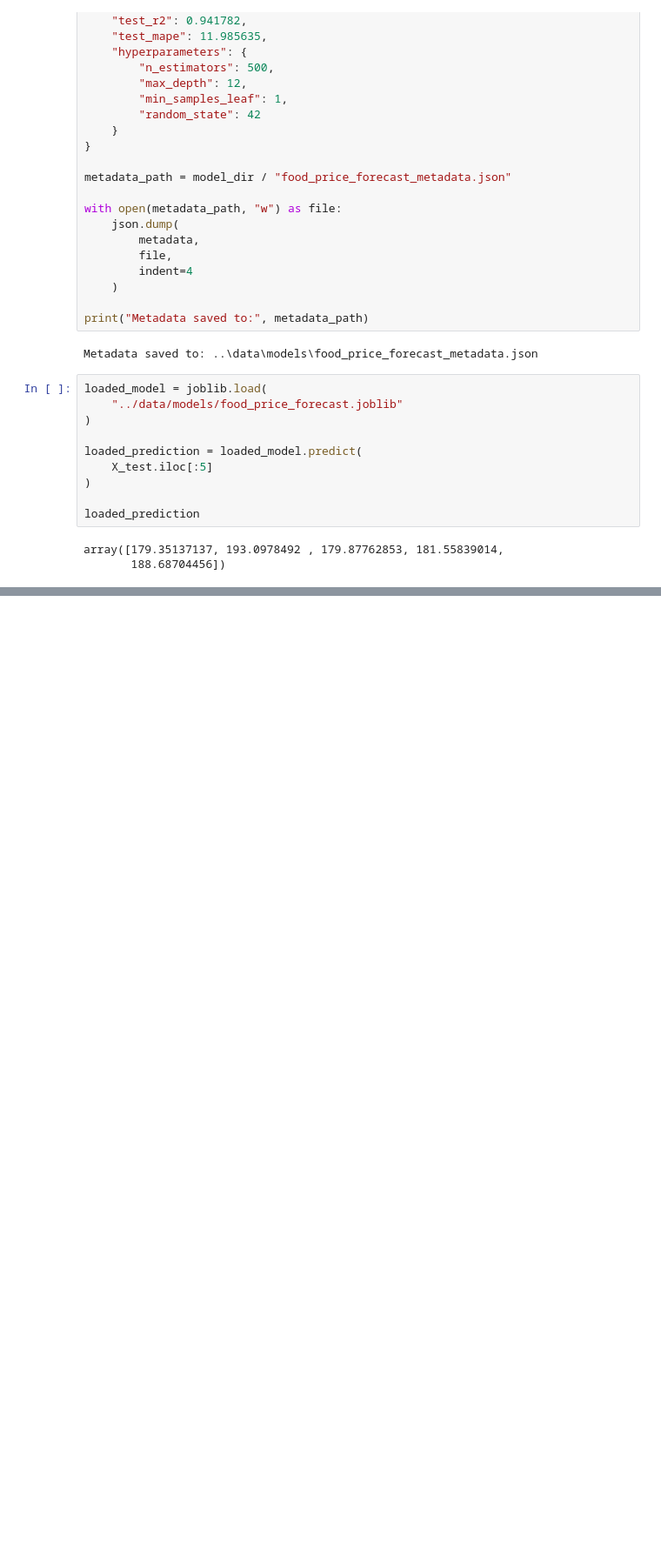
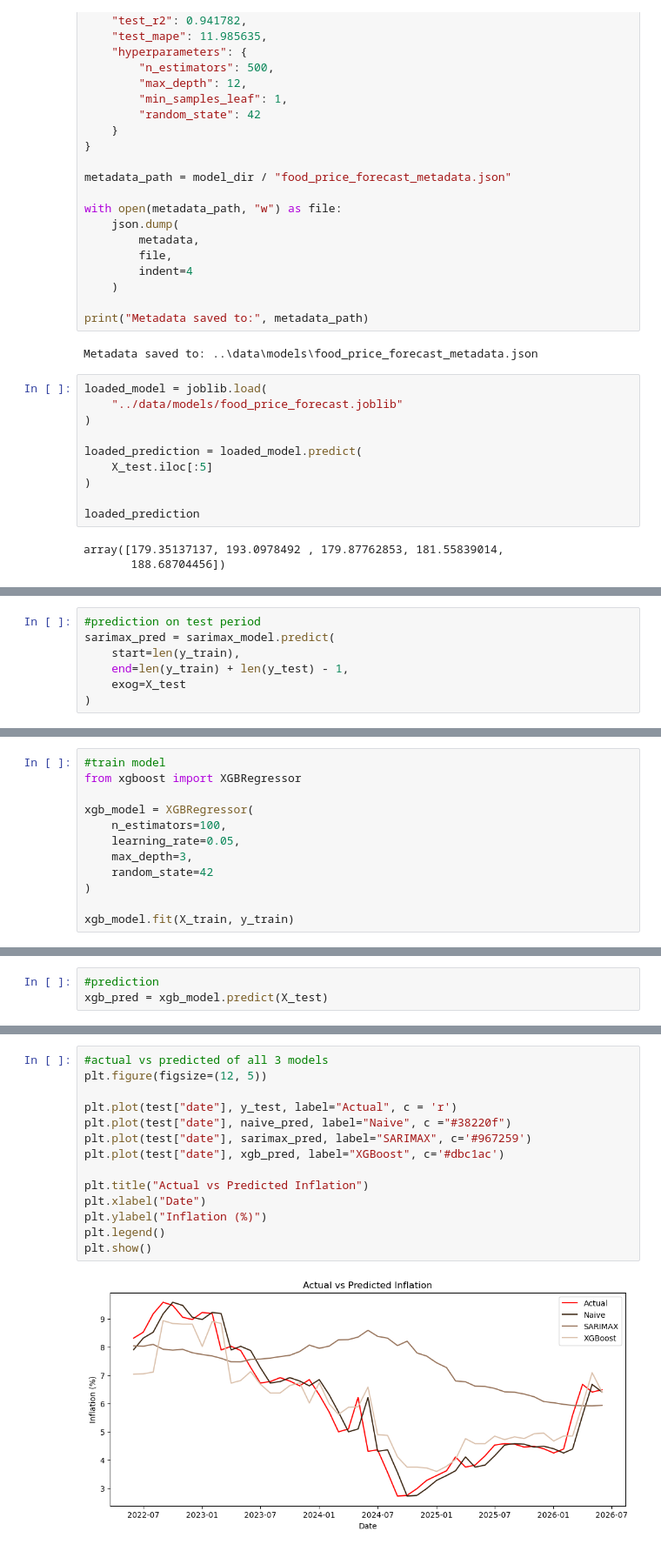
Before and after one commit to moringacapstone-g5/EconIQ, a Jupyter notebook: notebooks/food_price_forecasting.ipynb, the cells around one changed output, grey strips where cells are left out. Shown at 87% size. Drawn from its saved outputs; the diff is of its cells as text; blank space fills up the shorter version.

```diff
--- a/notebooks/food_price_forecasting.ipynb
+++ b/notebooks/food_price_forecasting.ipynb
@@ -2100,0 +2252,7 @@ array([179.35137137, 193.0978492 , 179.87762853, 181.55839014,
+# %%
+#prediction on test period
+sarimax_pred = sarimax_model.predict(
+    start=len(y_train),
+    end=len(y_train) + len(y_test) - 1,
+    exog=X_test
+)
@@ -2100,0 +2293,12 @@ array([179.35137137, 193.0978492 , 179.87762853, 181.55839014,
+# %%
+#train model
+from xgboost import XGBRegressor
+
+xgb_model = XGBRegressor(
+    n_estimators=100,
+    learning_rate=0.05,
+    max_depth=3,
+    random_state=42
+)
+
+xgb_model.fit(X_train, y_train)
@@ -2100,0 +2317,3 @@ array([179.35137137, 193.0978492 , 179.87762853, 181.55839014,
+# %%
+#prediction
+xgb_pred = xgb_model.predict(X_test)
@@ -2100,0 +2344,16 @@ array([179.35137137, 193.0978492 , 179.87762853, 181.55839014,
+# %%
+#actual vs predicted of all 3 models
+plt.figure(figsize=(12, 5))
+
+plt.plot(test["date"], y_test, label="Actual", c = 'r')
+plt.plot(test["date"], naive_pred, label="Naive", c ="#38220f")
+plt.plot(test["date"], sarimax_pred, label="SARIMAX", c='#967259')
+plt.plot(test["date"], xgb_pred, label="XGBoost", c='#dbc1ac')
+
+plt.title("Actual vs Predicted Inflation")
+plt.xlabel("Date")
+plt.ylabel("Inflation (%)")
+plt.legend()
+plt.show()
+# %% [output]
+[figure, added]
```
Also changed, not shown: parts of 27 cells of this notebook, 5 other files.
